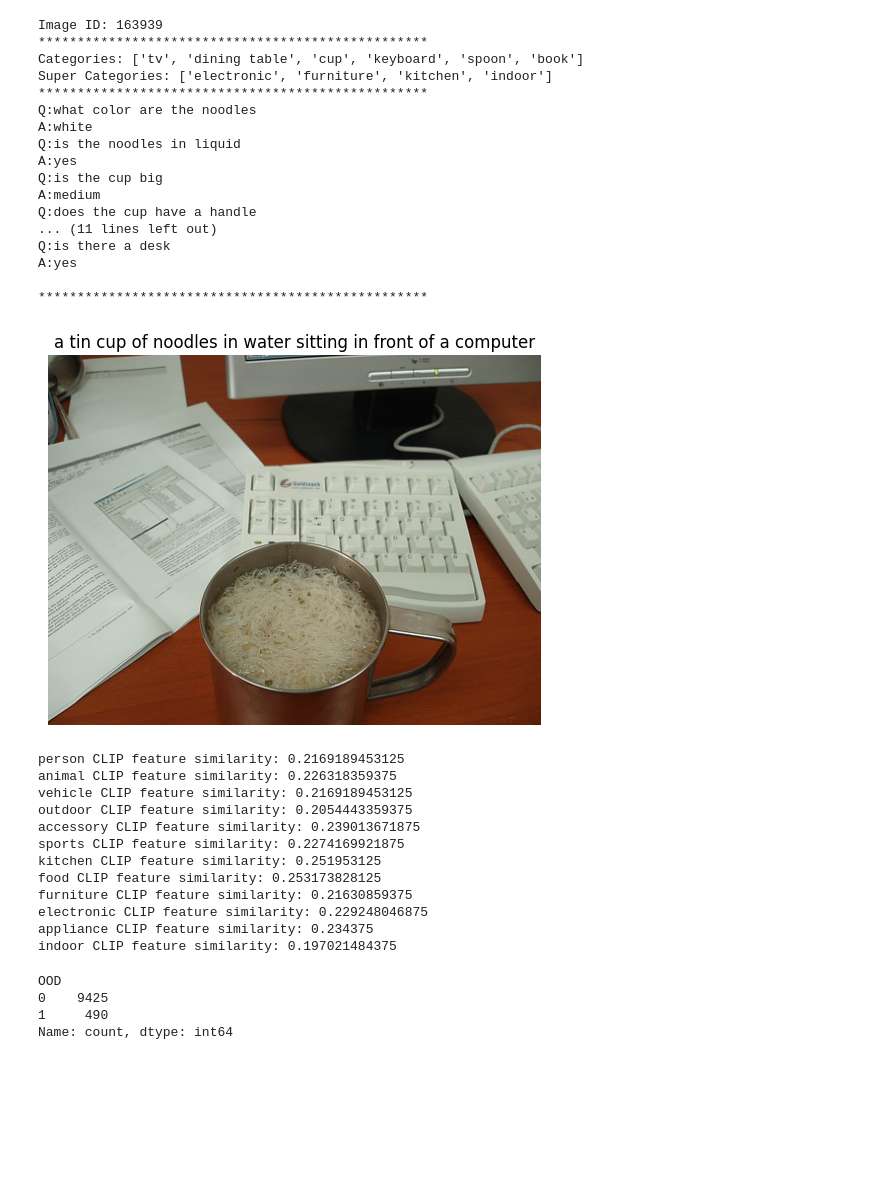
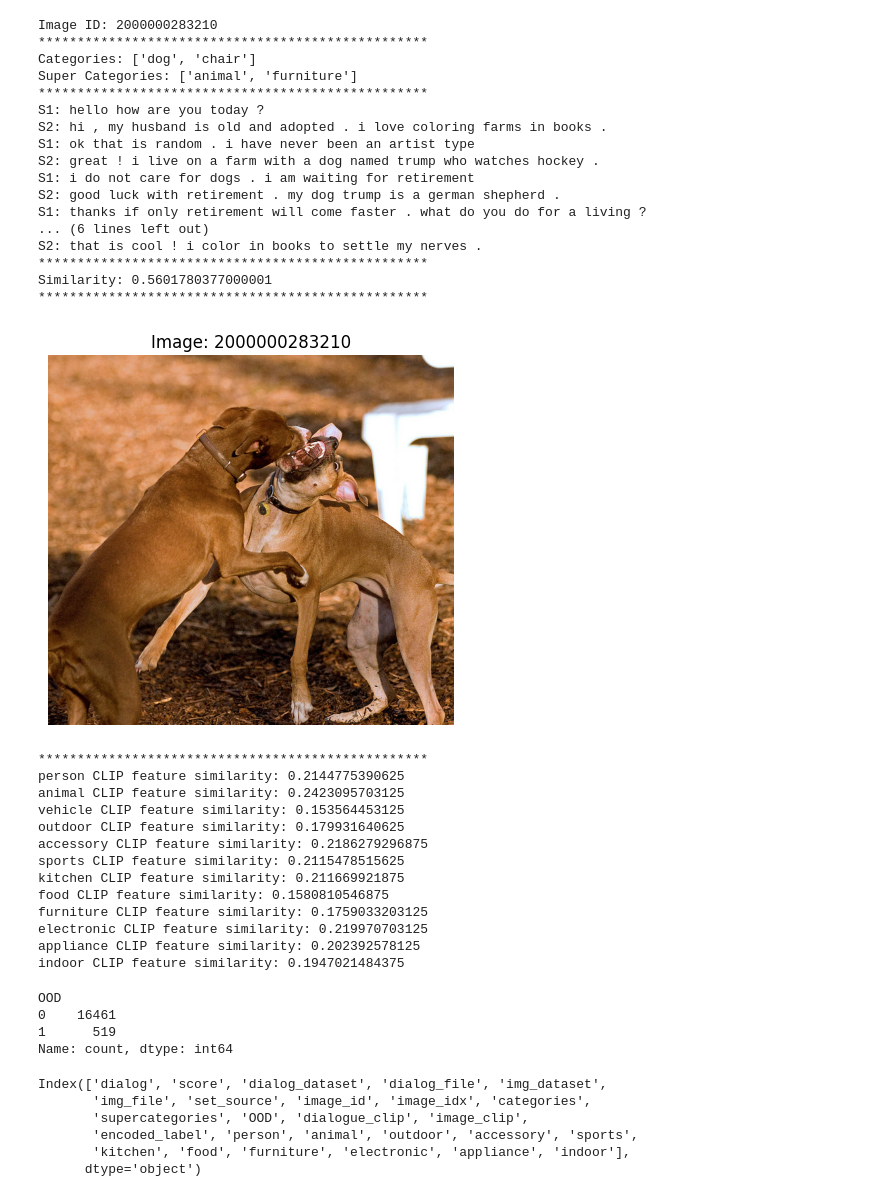
Before and after one commit to wfyitf/multimodal_ood, a Jupyter notebook: notebooks/clip.ipynb, the cells around one changed output. Saved outputs shown, nothing was run; the diff lists cells and outputs as text; code cells hidden in the pictures; blank space fills up the shorter version.

Commit message:
Update score calculation with dialogue

```diff
--- a/notebooks/clip.ipynb
+++ b/notebooks/clip.ipynb
@@ -20,54 +20,54 @@ from utils import evaluation as ev
 # %%
 # Load CLIP model
 device = "cuda" if torch.cuda.is_available() else "cpu"
-model, preprocess = clip.load("ViT-B/16", device=device)
+model, preprocess = clip.load("ViT-B/32", device=device)
 # %%
 # Showing one example
 # TODO: Add VSNR for cosine similarity
-data_loader = loaders.DataLoader(data_source = "qa")
+data_loader = loaders.DataLoader(data_source = "real")
 df_table = data_loader.load_dialogue_df()
 k = 5
 data_loader.showing_example(k)
 data_loader.show_clip_similarity(k, df_table, model, preprocess)
 # %% [output]
-Image ID: 163939
+Image ID: 2000000283210
 **************************************************
-Categories: ['tv', 'dining table', 'cup', 'keyboard', 'spoon', 'book']
-Super Categories: ['electronic', 'furniture', 'kitchen', 'indoor']
+Categories: ['dog', 'chair']
+Super Categories: ['animal', 'furniture']
 **************************************************
-Q:what color are the noodles
-A:white
-Q:is the noodles in liquid
-A:yes
-Q:is the cup big
-A:medium
-Q:does the cup have a handle
-... (11 lines left out)
-Q:is there a desk
-A:yes
-
+S1: hello how are you today ?
+S2: hi , my husband is old and adopted . i love coloring farms in books .
+S1: ok that is random . i have never been an artist type
+S2: great ! i live on a farm with a dog named trump who watches hockey .
+S1: i do not care for dogs . i am waiting for retirement
+S2: good luck with retirement . my dog trump is a german shepherd .
+S1: thanks if only retirement will come faster . what do you do for a living ?
+... (6 lines left out)
+S2: that is cool ! i color in books to settle my nerves .
 **************************************************
+Similarity: 0.5601780377000001
+**************************************************
-[figure, old version]
+[figure, new version]
-person CLIP feature similarity: 0.2169189453125
-animal CLIP feature similarity: 0.226318359375
-vehicle CLIP feature similarity: 0.2169189453125
-outdoor CLIP feature similarity: 0.2054443359375
-accessory CLIP feature similarity: 0.239013671875
-sports CLIP feature similarity: 0.2274169921875
-kitchen CLIP feature similarity: 0.251953125
-food CLIP feature similarity: 0.253173828125
-furniture CLIP feature similarity: 0.21630859375
-electronic CLIP feature similarity: 0.229248046875
-appliance CLIP feature similarity: 0.234375
-indoor CLIP feature similarity: 0.197021484375
+**************************************************
+person CLIP feature similarity: 0.2144775390625
+animal CLIP feature similarity: 0.2423095703125
+vehicle CLIP feature similarity: 0.153564453125
+outdoor CLIP feature similarity: 0.179931640625
+accessory CLIP feature similarity: 0.2186279296875
+sports CLIP feature similarity: 0.2115478515625
+kitchen CLIP feature similarity: 0.211669921875
+food CLIP feature similarity: 0.1580810546875
+furniture CLIP feature similarity: 0.1759033203125
+electronic CLIP feature similarity: 0.219970703125
+appliance CLIP feature similarity: 0.202392578125
+indoor CLIP feature similarity: 0.1947021484375
 # %%
 ood_category = ['vehicle']
 ind_category = [x for x in data_loader.supercategories if x not in ood_category]
-
 df_table['OOD'] = df_table['supercategories'].apply(lambda x: 0 if any(item in x for item in ind_category) else 1)
 df_table['OOD'].value_counts()
 # %% [output]
 OOD
-0    9425
-1     490
+0    16461
+1      519
 Name: count, dtype: int64
@@ -81,3 +90,12 @@ mlb = MultiLabelBinarizer(classes=ind_category)
 df_table['encoded_label'] = list(mlb.fit_transform(df_table['supercategories']))
 encoded_df = pd.DataFrame(df_table['encoded_label'].tolist(), columns=ind_category)
 df_table = pd.concat([df_table, encoded_df], axis=1)
+# %%
+df_table.columns
+# %% [output]
+Index(['dialog', 'score', 'dialog_dataset', 'dialog_file', 'img_dataset',
+       'img_file', 'set_source', 'image_id', 'image_idx', 'categories',
+       'supercategories', 'OOD', 'dialogue_clip', 'image_clip',
+       'encoded_label', 'person', 'animal', 'outdoor', 'accessory', 'sports',
+       'kitchen', 'food', 'furniture', 'electronic', 'appliance', 'indoor'],
+      dtype='object')
```
Also changed, not shown: parts of 20 cells of this notebook, 2 other files.
